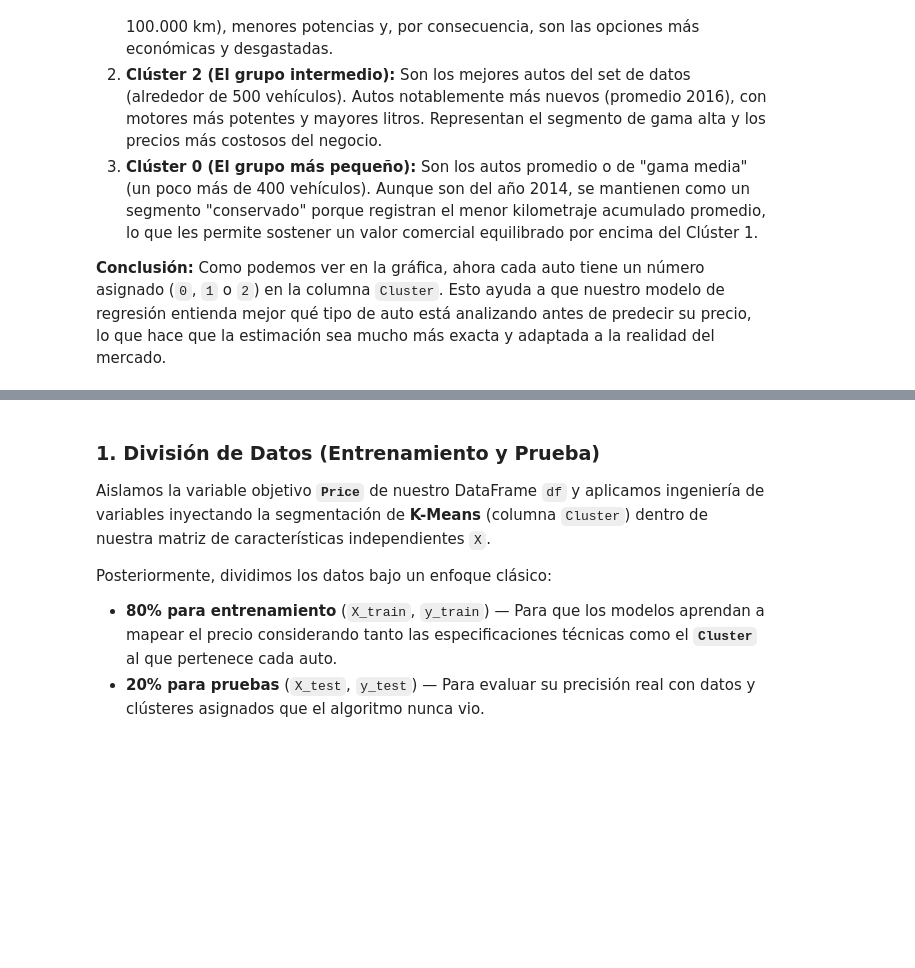
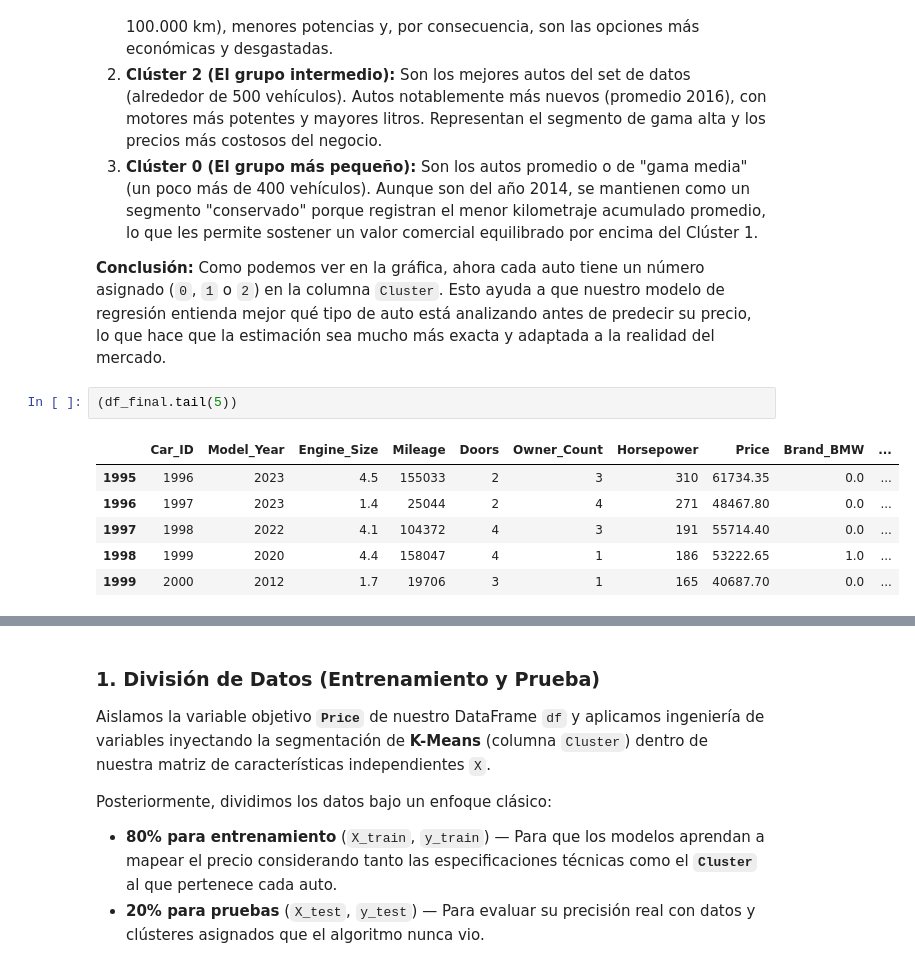
Before and after one commit to aoaguirre123/Entrega-MDD, a Jupyter notebook: EntregableKaggle_3.ipynb, the cells around one changed output, grey strips where cells are left out. Saved outputs shown, nothing was run; the diff lists cells and outputs as text; blank space fills up the shorter version.

```diff
--- a/EntregableKaggle_3.ipynb
+++ b/EntregableKaggle_3.ipynb
@@ -345,6 +345,15 @@ El algoritmo analizó todos los autos y los dividió automáticamente en 3 grupo
 3. **Clúster 0 (El grupo más pequeño):** Son los autos promedio o de "gama media" (un poco más de 400 vehículos). Aunque son del año 2014, se mantienen como un segmento "conservado" porque registran el menor kilometraje acumulado promedio, lo que les permite sostener un valor comercial equilibrado por encima del Clúster 1.
 
 **Conclusión:** Como podemos ver en la gráfica, ahora cada auto tiene un número asignado (`0`, `1` o `2`) en la columna `Cluster`. Esto ayuda a que nuestro modelo de regresión entienda mejor qué tipo de auto está analizando antes de predecir su precio, lo que hace que la estimación sea mucho más exacta y adaptada a la realidad del mercado.
+# %%
+(df_final.tail(5))
+# %% [output]
+|  | Car_ID | Model_Year | Engine_Size | Mileage | Doors | Owner_Count | Horsepower | Price | Brand_BMW | ... |
+| 1995 | 1996 | 2023 | 4.5 | 155033 | 2 | 3 | 310 | 61734.35 | 0.0 | ... |
+| 1996 | 1997 | 2023 | 1.4 | 25044 | 2 | 4 | 271 | 48467.80 | 0.0 | ... |
+| 1997 | 1998 | 2022 | 4.1 | 104372 | 4 | 3 | 191 | 55714.40 | 0.0 | ... |
+| 1998 | 1999 | 2020 | 4.4 | 158047 | 4 | 1 | 186 | 53222.65 | 1.0 | ... |
+| 1999 | 2000 | 2012 | 1.7 | 19706 | 3 | 1 | 165 | 40687.70 | 0.0 | ... |
 # %%
 from sklearn.model_selection import train_test_split
 
```
Also changed, not shown: parts of 6 cells of this notebook.
